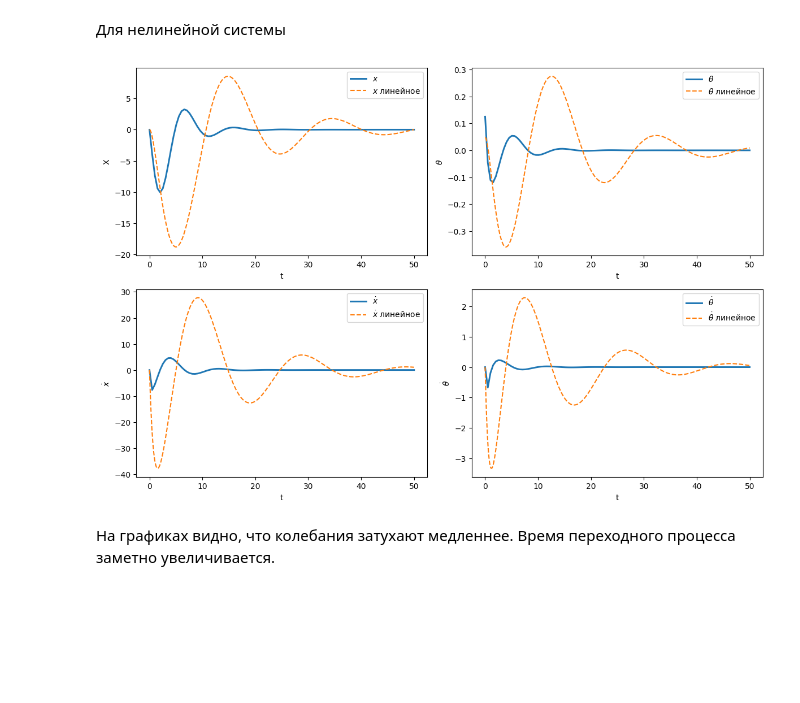
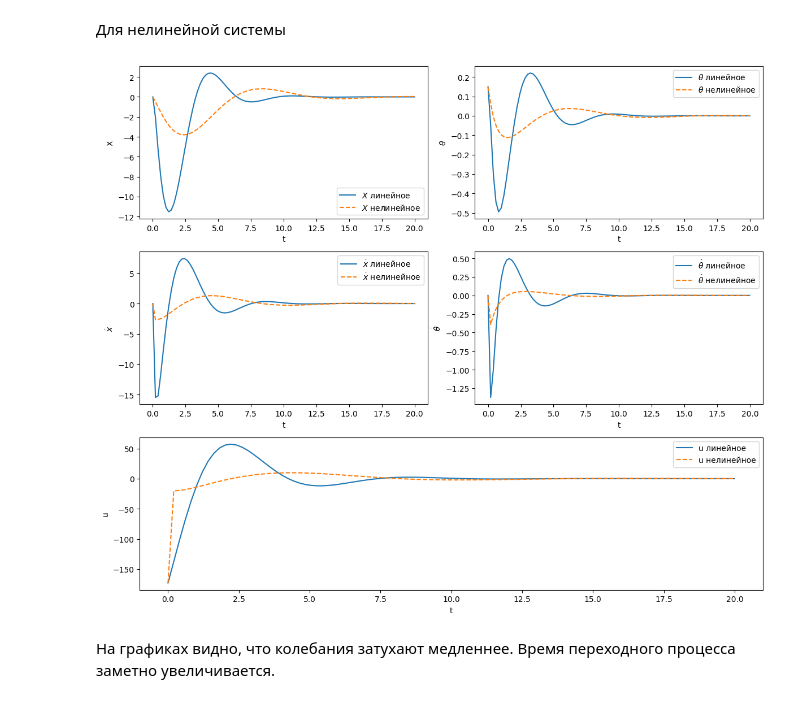
Before and after one commit to MimPe9/TU-Lab, a Jupyter notebook: Лаба.ipynb, the cells around one changed output. Drawn from its saved outputs; the diff is of its cells as text; code cells hidden in the pictures; blank space fills up the shorter version.

```diff
--- a/Лаба.ipynb
+++ b/Лаба.ipynb
@@ -899,7 +974,7 @@ def ackermann_control(A, B, desired_poles):
     K = -e @ np.linalg.inv(C) @ phi_A
     return K
 
-desired_poles = [-1/2+2j, -2.05945329, -7.50292918, -1/2-2j]
+desired_poles = [-1/2+1j, -2.05945329, -7.50292918, -1/2-1j]
 K = ackermann_control(A, B, desired_poles)
 print("Вектор управления K:", K)
 # %% [output]
@@ -945,6 +1020,12 @@ A1 = m + M
 C1 = m * l
 D1 = I + m * l**2
 K1 = Kt*Ks + Bcq
+
+
+def systemLinal(x, Y):
+    x, fi, y1, y2 = Y
+    tu = 0
+    return [Ac[0][0] * x + Ac[0][1] * fi + y1, Ac[1][0] * x + Ac[1][1] * fi + y2, Ac[2][0] * x + Ac[2][1]*fi + Ac[2][2] * y1 + Ac[2][3] * y2, Ac[3][0] * x + Ac[3][1] *  fi + Ac[3][2] * y1 + Ac[3][3] * y2]
 
 def system(x, Y):
     y1, y2, y3, y4 = Y
@@ -964,62 +1045,71 @@ def system(x, Y):
 
 
 x0 = 0.0
-xT = 50.0
-y0 = [0.0, np.pi/8, 0.0, 0.0]
+xT = 20.0
+y0 = [0.0, 0.15, 0.0, 0.0]
 x_span = (x0, xT)  # интервал по x
 
 # Временной интервал: от 0 до 8 секунд
-t = np.linspace(0, 50, 1000)
+t = np.linspace(0, 20, 1000)
 
 # Интегрирование системы
 sol = solve_ivp(system, x_span, y0, t_eval=np.linspace(x0, xT, 100))
+solLineal = solve_ivp(systemLinal, x_span, y0, t_eval=np.linspace(x0, xT, 100))
+
+u_nonlin = K[0][0]*sol.y[0] + K[0][1]*sol.y[1] + K[0][2]*sol.y[2] + K[0][3]*sol.y[3]
+u_lin = K[0][0]*solLineal.y[0] + K[0][1]*solLineal.y[1] + K[0][2]*solLineal.y[2] + K[0][3]*solLineal.y[3]
 # %%
-plt.figure(figsize=(12, 8))
+plt.figure(figsize=(12, 10))  # Увеличиваем высоту фигуры, чтобы вместить 5 графиков
 
 # График x1 (позиция)
-plt.subplot(2, 2, 1)
-#plt.plot(t, x1, label='$x$', color='blue')
-plt.plot(sol.t, sol.y[0], label='$x$', linewidth = 2.1)
-plt.plot(t, x1, label='$x$ линейное', linestyle = '--')
+plt.subplot(3, 2, 1) # 3 строки, 2 столбца, позиция 1
+plt.plot(solLineal.t, solLineal.y[0], label='$X$ линейное')
+plt.plot(sol.t, sol.y[0], label='$X$ нелинейное', linestyle = '--')
 plt.xlabel('t')
 plt.ylabel('X')
 plt.grid(False)
 plt.legend()
 
 # График x2 (угол)
-plt.subplot(2, 2, 2)
-#plt.plot(t, x2, label=r'$\theta$', color='blue')
-plt.plot(sol.t, sol.y[1]/np.pi, label=r'$\theta$', linewidth = 2.1)
-plt.plot(t, x2/np.pi, label=r'$\theta$ линейное', linestyle = '--')
+plt.subplot(3, 2, 2) # 3 строки, 2 столбца, позиция 2
+plt.plot(solLineal.t, solLineal.y[1], label=r'$\theta$ линейное')
+plt.plot(sol.t, sol.y[1], label=r'$\theta$ нелинейное', linestyle = '--')
 plt.xlabel('t')
 plt.ylabel(r'$\theta$')
 plt.grid(False)
 plt.legend()
 
 # График x3 (скорость позиции)
-plt.subplot(2, 2, 3)
-#plt.plot(t, x3, label=r'$\dot{x}$', color='blue')
-plt.plot(sol.t, sol.y[2], label=r'$\dot{x}$', linewidth = 2.1)
-plt.plot(t, x3, label=r'$\dot{x}$ линейное', linestyle = '--')
+plt.subplot(3, 2, 3) # 3 строки, 2 столбца, позиция 3
+plt.plot(solLineal.t, solLineal.y[2], label=r'$\dot{x}$ линейное')
+plt.plot(sol.t, sol.y[2], label=r'$\dot{x}$ нелинейное', linestyle = '--')
 plt.xlabel('t')
 plt.ylabel(r'$\dot{x}$')
 plt.grid(False)
 plt.legend()
 
 # График x4 (угловая скорость)
-plt.subplot(2, 2, 4)
-#plt.plot(t, x4, label=r'$\dot{\theta}$', color='blue')
-plt.plot(sol.t, sol.y[3], label=r'$\dot{\theta}$', linewidth = 2.1)
-plt.plot(t, x4, label=r'$\dot{\theta}$ линейное', linestyle = '--')
+plt.subplot(3, 2, 4) # 3 строки, 2 столбца, позиция 4
+plt.plot(solLineal.t, solLineal.y[3], label=r'$\dot{\theta}$ линейное')
+plt.plot(sol.t, sol.y[3], label=r'$\dot{\theta}$ нелинейное', linestyle = '--')
 plt.xlabel('t')
 plt.ylabel(r'$\dot{\theta}$')
 plt.grid(False)
 plt.legend()
 
+# График управления (занимает ширину двух графиков)
+plt.subplot(3, 1, 3) # 3 строки, 1 столбец, позиция 3 (занимает всю третью строку)
+plt.plot(solLineal.t, u_lin, label='u линейное')
+plt.plot(sol.t, u_nonlin, label='u нелинейное', linestyle = '--')
+plt.xlabel('t')
+plt.ylabel('u')
+plt.legend()
+plt.grid(False)
+
 plt.tight_layout()
 plt.show()
 # %% [output]
-[figure, old version]
+[figure, new version]
 # %% [markdown]
 На графиках видно, что колебания затухают медленнее. Время переходного процесса заметно увеличивается.
 # %% [markdown]
```
Also changed, not shown: parts of 46 cells of this notebook.
